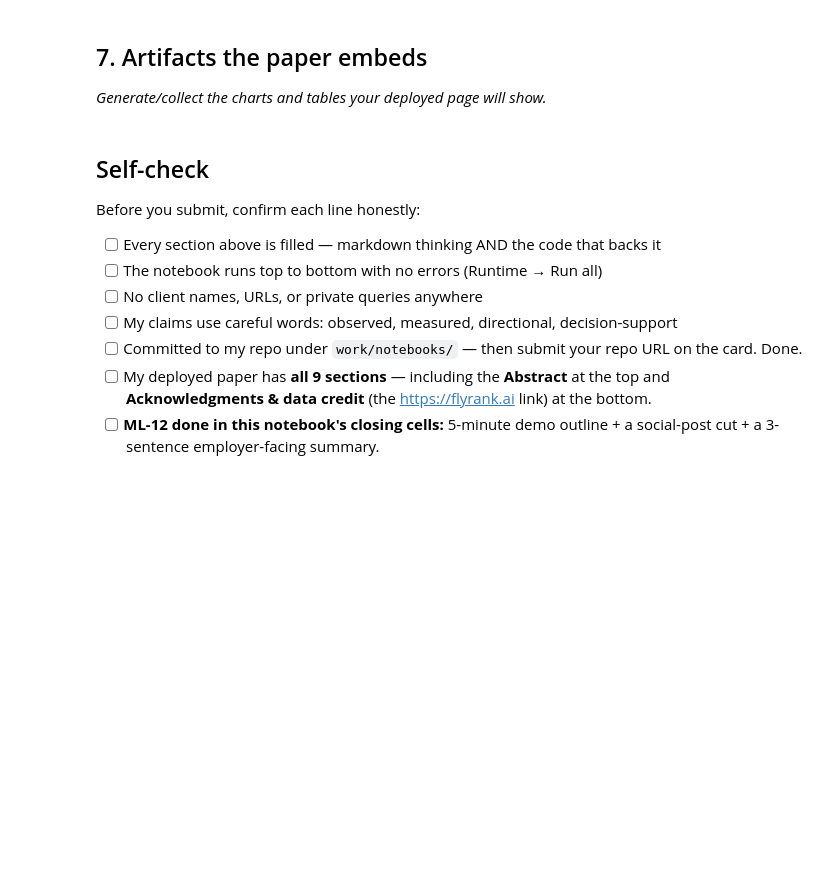
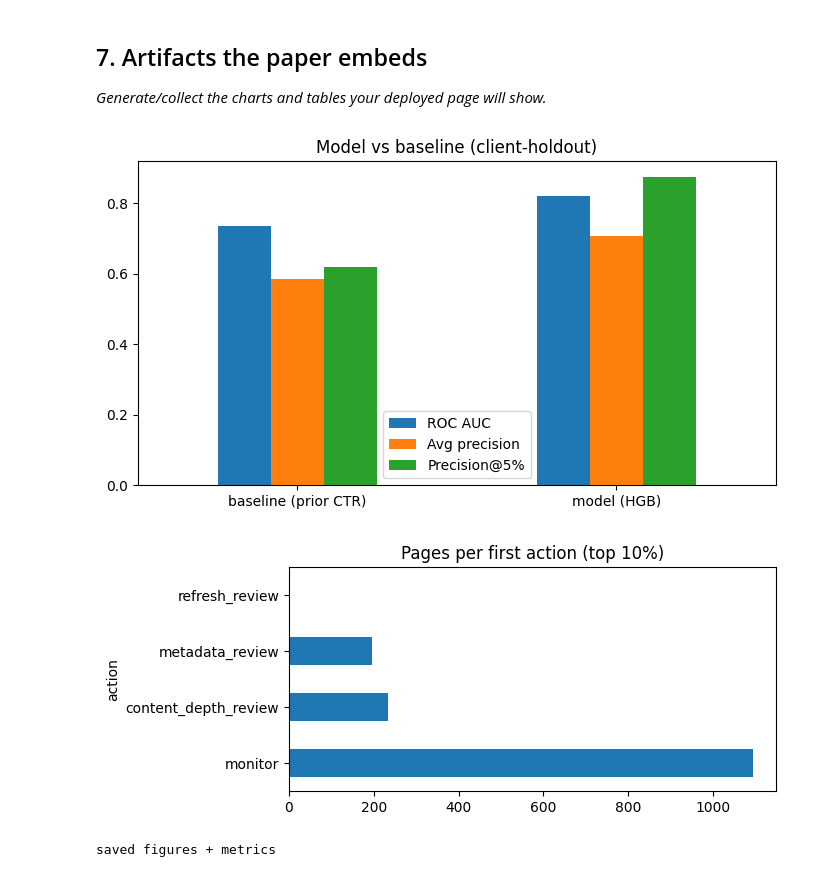
Before and after one commit to Eng7ouda06/flyrank-ml-internship, a Jupyter notebook: work/notebooks/capstone.ipynb, the cells around one changed output. Drawn from its saved outputs; the diff is of its cells as text; code cells hidden in the pictures; blank space fills up the shorter version.

```diff
--- a/work/notebooks/capstone.ipynb
+++ b/work/notebooks/capstone.ipynb
@@ -12,0 +32,5 @@ This skeleton is yours to fill. Work the sections **in order** — each one has
+# %%
+MIN_IMPR = 100      # min impressions in each 30-day window (CTR is noisy below this)
+MAX_POS = 50        # keep pages ranking within position 50
+UNDER_Q = 1/3       # under-capture = bottom third of CTR within its position bucket
+print("Question: rank pages by likelihood of under-capturing clicks for their position")
@@ -14,3 +40,7 @@ This skeleton is yours to fill. Work the sections **in order** — each one has
 ## 2. Data
 
 *Which release, which tables, date windows, what you excluded and why. Public-safe.*
+# %%
+raw = pd.read_csv("data/raw/content_refresh_anonymized.csv")
+d = raw[(raw.impressions_last_30d >= MIN_IMPR) & (raw.impressions_prev_30d >= MIN_IMPR) & (raw.avg_position <= MAX_POS)].copy()
+print(f"raw rows: {len(raw):,} | eligible: {len(d):,} | clients: {d.client_id.nunique()}")
@@ -24,0 +77,11 @@ This skeleton is yours to fill. Work the sections **in order** — each one has
+# %%
+X, y, g = d[F], d.y.values, d.client_id.values
+oof = np.zeros(len(d)); base = (1 - d.ctr_prev_rank).values
+for tr, te in GroupKFold(5).split(X, y, g):
+    m = HGB(max_iter=200, learning_rate=0.05, random_state=SEED).fit(X.iloc[tr], y[tr])
+    oof[te] = m.predict_proba(X.iloc[te])[:, 1]
+def met(s):
+    k = int(.05 * len(s)); top = np.argsort(-s)[:k]
+    return {"ROC AUC": roc_auc_score(y, s), "Avg precision": average_precision_score(y, s), "Precision@5%": y[top].mean()}
+res = pd.DataFrame({"baseline (prior CTR)": met(base), "model (HGB)": met(oof)}).round(3)
+res
@@ -32,0 +108,13 @@ This skeleton is yours to fill. Work the sections **in order** — each one has
+# %%
+d["score"] = oof
+top = d.nlargest(int(.1 * len(d)), "score").copy()
+wc25, i50 = d.word_count.quantile(.25), d.impressions_prev_30d.median()
+def act(r):
+    if r.avg_position <= 10 and r.impressions_prev_30d >= i50: return "metadata_review"
+    if r.days_since_last_update > 180: return "refresh_review"
+    if r.word_count < wc25: return "content_depth_review"
+    return "monitor"
+top["action"] = top.apply(act, axis=1)
+plan = top.groupby("action").agg(pages=("y", "size"), observed_under_capture=("y", "mean")).round(3).sort_values("pages", ascending=False)
+print(f"top-10% under-capture rate: {top.y.mean():.3f} vs overall {d.y.mean():.3f}")
+plan
@@ -34,15 +130,15 @@ This skeleton is yours to fill. Work the sections **in order** — each one has
 ## 7. Artifacts the paper embeds
 
 *Generate/collect the charts and tables your deployed page will show.*
-# %% [markdown]
-## Self-check
-
-Before you submit, confirm each line honestly:
-
-- [ ] Every section above is filled — markdown thinking AND the code that backs it
-- [ ] The notebook runs top to bottom with no errors (Runtime → Run all)
-- [ ] No client names, URLs, or private queries anywhere
-- [ ] My claims use careful words: observed, measured, directional, decision-support
-- [ ] Committed to my repo under `work/notebooks/` — then submit your repo URL on the card. Done.
-- [ ] My deployed paper has **all 9 sections** — including the **Abstract** at the top and **Acknowledgments & data credit** (the https://flyrank.ai link) at the bottom.
-- [ ] **ML-12 done in this notebook's closing cells:** 5-minute demo outline + a social-post cut + a 3-sentence employer-facing summary.
+# %%
+ax = res.T.plot.bar(figsize=(7, 4), rot=0); ax.set_title("Model vs baseline (client-holdout)")
+plt.tight_layout(); plt.savefig("work/figures/model_vs_baseline.png", dpi=150); plt.show()
+ax = plan.pages.plot.barh(figsize=(7, 3)); ax.set_title("Pages per first action (top 10%)")
+plt.tight_layout(); plt.savefig("work/figures/action_mix.png", dpi=150); plt.show()
+json.dump({"rows_eligible": len(d), "base_rate": round(d.y.mean(), 3), "metrics": res.to_dict(), "plan": plan.to_dict(), "seed": SEED, "split": "GroupKFold(5) by client_id"},
+          open("work/outputs/capstone_metrics_colab.json", "w"), indent=1)
+print("saved figures + metrics")
+# %% [output]
+[figure, added]
+[figure, added]
+saved figures + metrics
```
Also changed, not shown: parts of 13 cells of this notebook.
